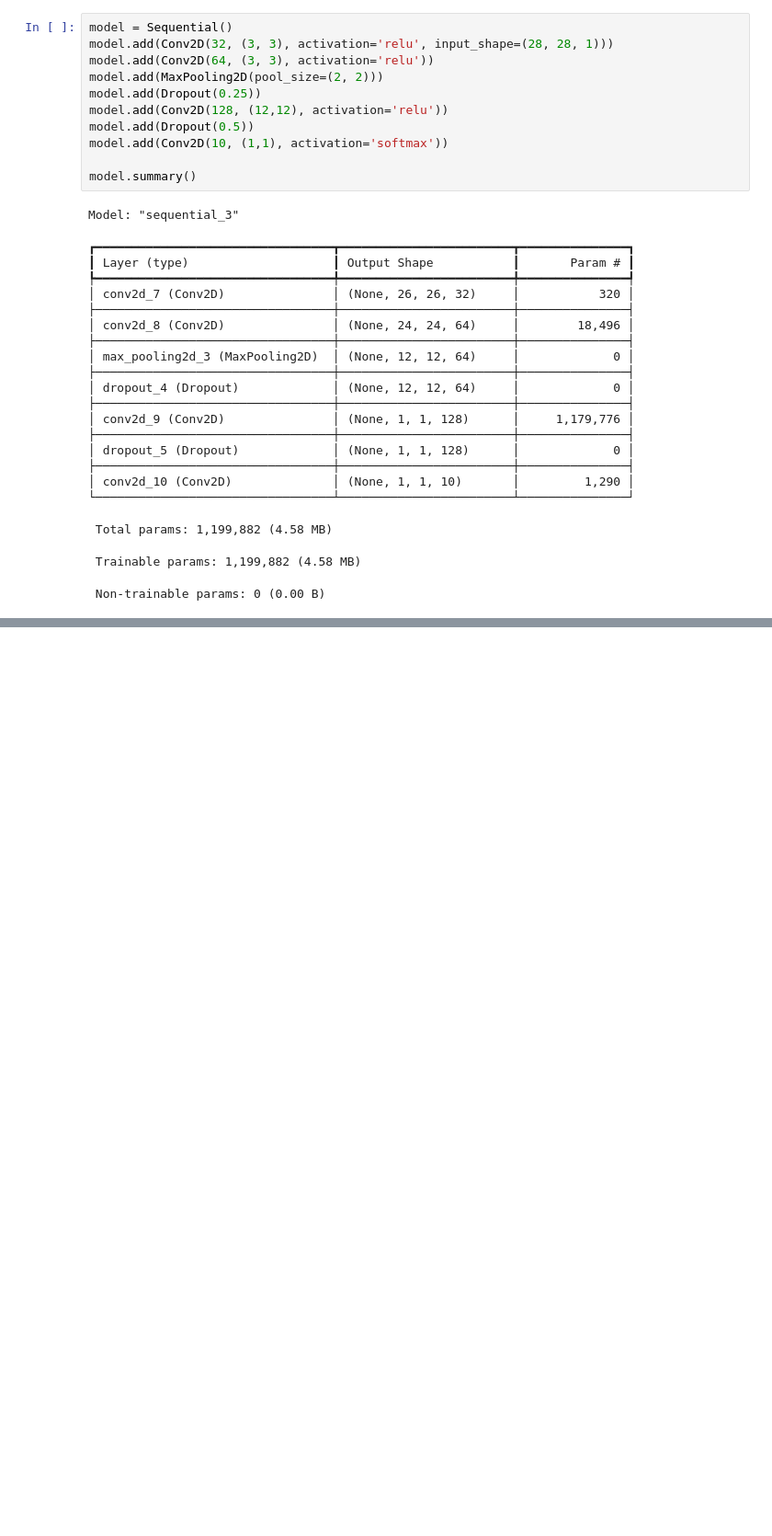
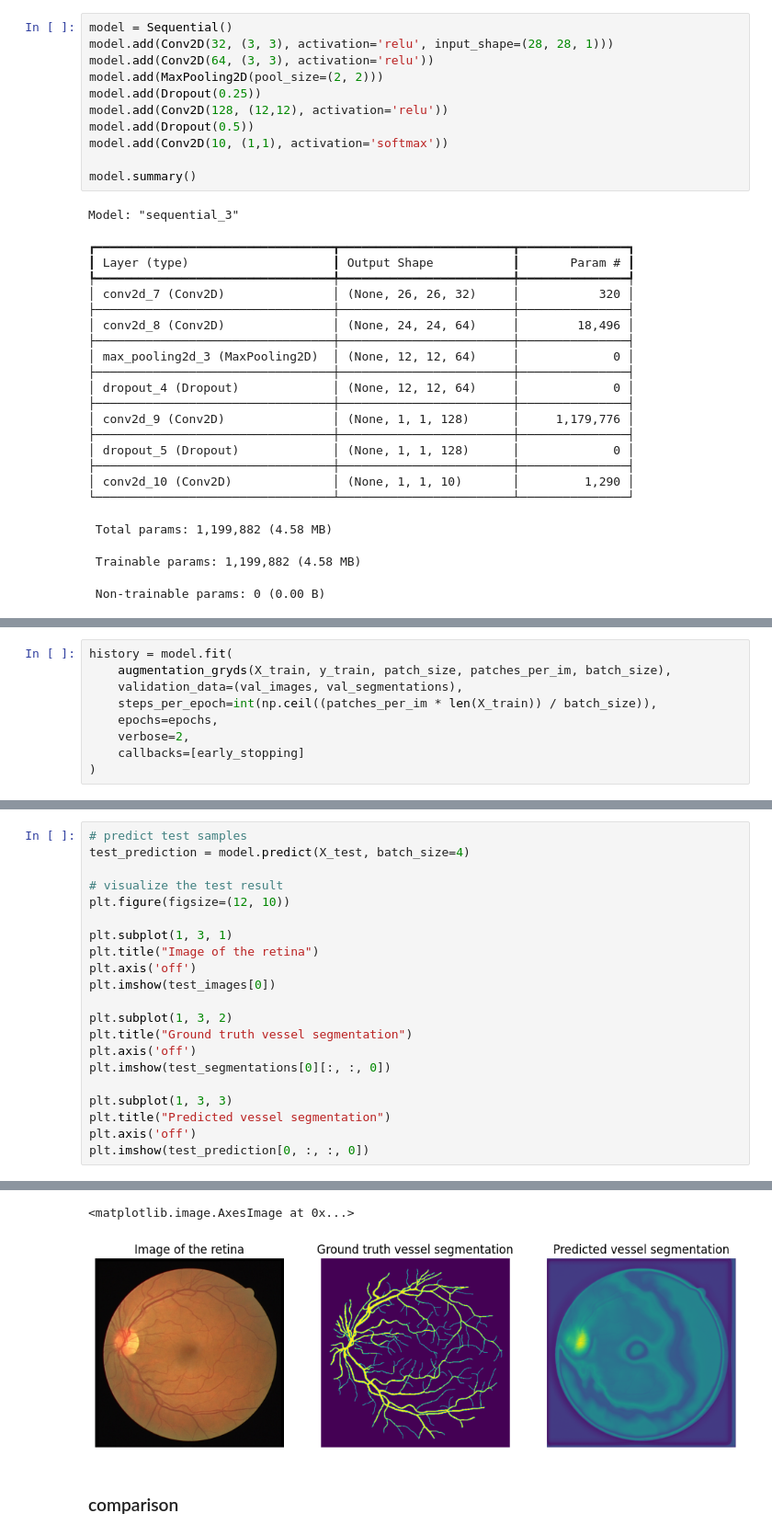
Before and after one commit to SanderBergman02/8dm50-machine-learning, a Jupyter notebook: practicals/week_4.ipynb, the cells around one changed output, grey strips where cells are left out. Shown at 92% size. Drawn from its saved outputs; the diff is of its cells as text; blank space fills up the shorter version.

```diff
--- a/practicals/week_4.ipynb
+++ b/practicals/week_4.ipynb
@@ -396,0 +559,9 @@ Model: "sequential_3"
+# %%
+history = model.fit(
+    augmentation_gryds(X_train, y_train, patch_size, patches_per_im, batch_size),
+    validation_data=(val_images, val_segmentations),
+    steps_per_epoch=int(np.ceil((patches_per_im * len(X_train)) / batch_size)),
+    epochs=epochs,
+    verbose=2,
+    callbacks=[early_stopping]
+)
@@ -396,0 +586,22 @@ Model: "sequential_3"
+# %%
+# predict test samples
+test_prediction = model.predict(X_test, batch_size=4)
+
+# visualize the test result
+plt.figure(figsize=(12, 10))
+
+plt.subplot(1, 3, 1)
+plt.title("Image of the retina")
+plt.axis('off')
+plt.imshow(test_images[0])
+
+plt.subplot(1, 3, 2)
+plt.title("Ground truth vessel segmentation")
+plt.axis('off')
+plt.imshow(test_segmentations[0][:, :, 0])
+
+plt.subplot(1, 3, 3)
+plt.title("Predicted vessel segmentation")
+plt.axis('off')
+plt.imshow(test_prediction[0, :, :, 0])
+# %% [output]
@@ -396,0 +609,4 @@ Model: "sequential_3"
+<matplotlib.image.AxesImage at 0x...>
+[figure, added]
+# %% [markdown]
+### comparison
```
Also changed, not shown: parts of 20 cells of this notebook, 1 other file.
